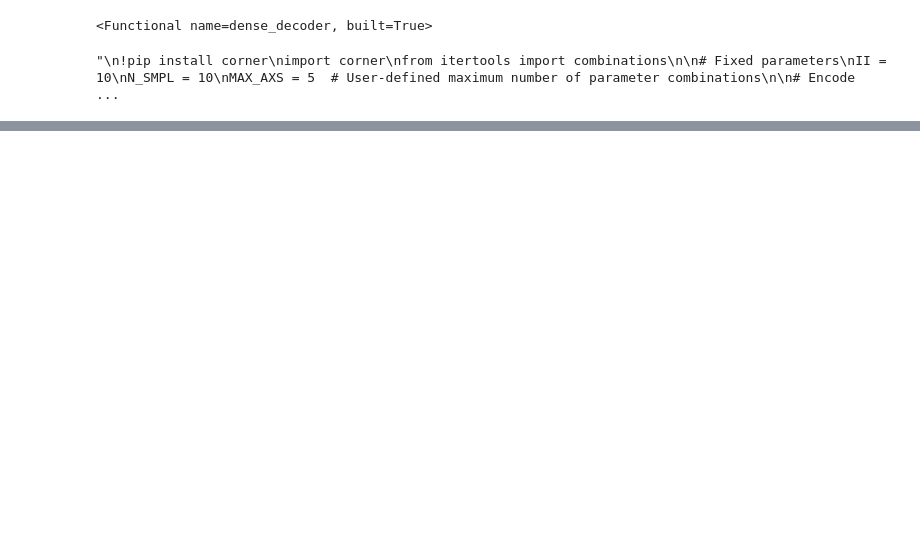
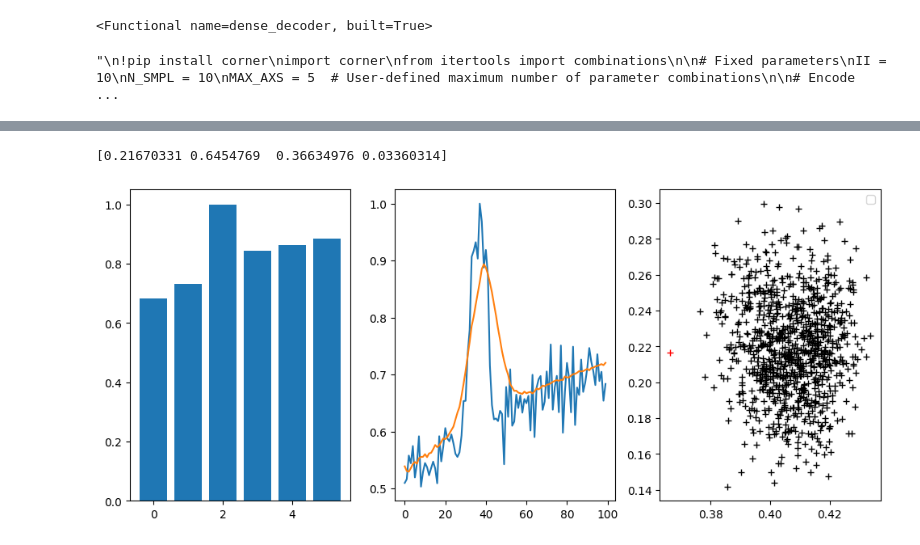
Before and after one commit to astrodeepnet/vae_mpoe, a Jupyter notebook: VAE_LEGO.ipynb, the cells around one changed output, grey strips where cells are left out. Cells and saved outputs as stored; diff of their text form; code cells hidden in the pictures; blank space fills up the shorter version.

```diff
--- a/VAE_LEGO.ipynb
+++ b/VAE_LEGO.ipynb
@@ -715,0 +712,32 @@ corner_plot_with_insets(p, res, 4)
+# %%
+ii=10118
+N_smpl = 1000
+fig, axs = plt.subplots(1, 3)
+fig.set_size_inches(12, 5)
+axs[1].plot(spectra[ii], label="true spectrum")
+s = bpvae(np.reshape(integrals[ii], (1,6)))
+s = np.reshape(s[0].numpy(),(100,))
+
+p = parvae(np.reshape(integrals[ii], (1,6)))
+#p = np.reshape(s[0].numpy(),(4,))
+
+smpl_latarr = []
+for i in range(N_smpl):
+    ls_img =  parvae.encoder(np.reshape(integrals[ii], (1,6)))
+    smpl_latarr.append(ls_img[2])
+
+smpl_latarr = np.array(smpl_latarr)
+
+smpl_arr = parvae.decoder(np.reshape(smpl_latarr, (N_smpl,16)))
+
+print(params[ii])
+
+axs[1].plot(s, label="spectrum from bandpasses")
+axs[0].bar(range(len(integrals[ii])), integrals[ii])
+axs[2].plot(smpl_arr[:, 2], smpl_arr[:, 0], 'k+')
+axs[2].plot(params[ii, 2], params[ii, 0], 'r+')
+plt.legend()
+plt.show()
+# %% [output]
+[0.21670331 0.6454769  0.36634976 0.03360314]
+[figure, added]
```
Also changed, not shown: parts of 9 cells of this notebook.
